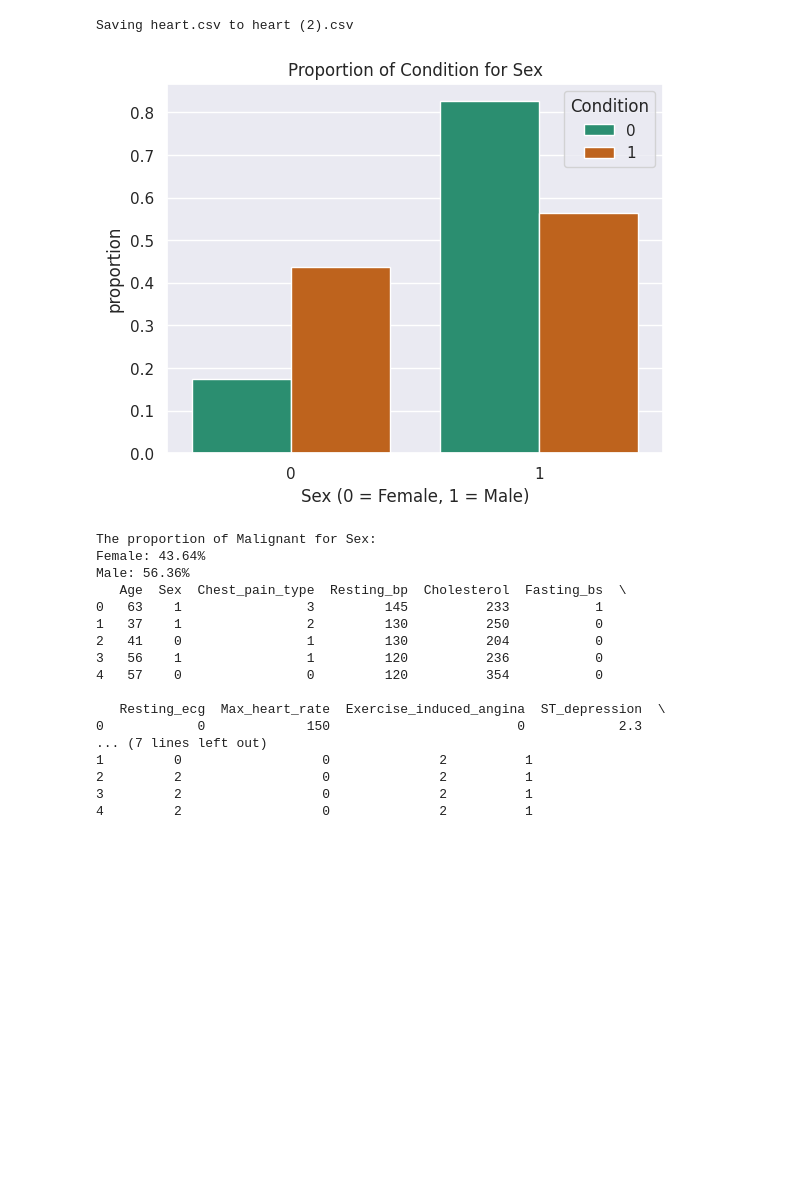
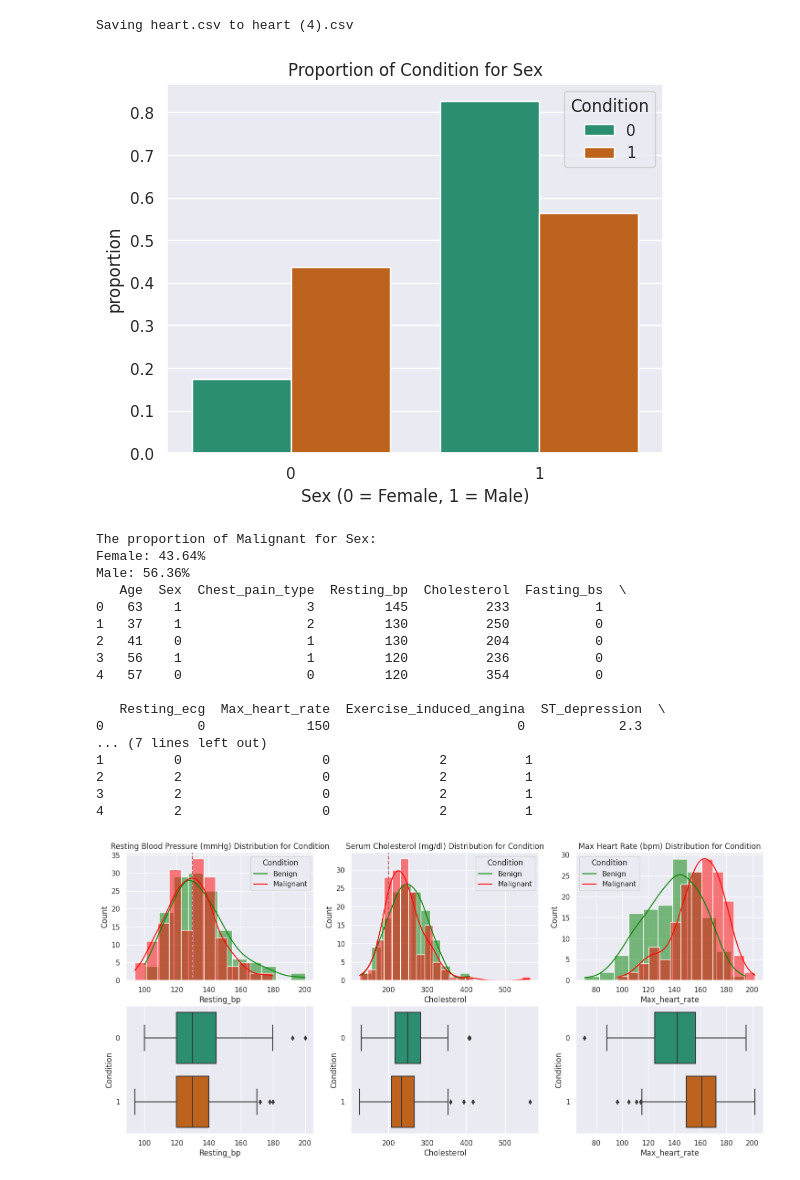
Before and after one commit to OA21796/L3T1, a Jupyter notebook: EDAv2.ipynb, the cells around one changed output. Cells and saved outputs as stored; diff of their text form; code cells hidden in the pictures; blank space fills up the shorter version.

```diff
--- a/EDAv2.ipynb
+++ b/EDAv2.ipynb
@@ -240,33 +240,35 @@ def __main__():
   # checkMissingValues(heart_data) #              prints & checks for any missing values in any columns.
   # conditionPieChart(heart_data) #               prints a pie chart that shows the ratio between malignant and benign patients
   # sex_ratio(heart_data) #                       prints a pie chart that shows the ratio between men and women
-  conditionPerSex(heart_data) #                 prints a bar char that shows the proportion of malginant to benign per male and female patients
+  conditionPerSex(heart_data) #                   prints a bar char that shows the proportion of malginant to benign per male and female patients
   # riskFactors_bySex(heart_data) #               prints 6 distribution tables that detail the risk factors in both men and women that include max heart rate, serum cholestrol level and resting-bp
+  risk_factors_dist_condition(heart_data) #       prints histplots of risk factors distribution for condition (benign, malignant)
 
   printHead(heart_data) #                       prints first 5 rows for each column in the csv file
 
   # some changes made etc..testing GIT
 
 if __name__ == "__main__":
   __main__()
 # %% [output]
 [interactive output not drawn]
-Saving heart.csv to heart (2).csv
+Saving heart.csv to heart (4).csv
 [figure]
 The proportion of Malignant for Sex:
 Female: 43.64%
 Male: 56.36%
    Age  Sex  Chest_pain_type  Resting_bp  Cholesterol  Fasting_bs  \
 0   63    1                3         145          233           1
 1   37    1                2         130          250           0
 2   41    0                1         130          204           0
 3   56    1                1         120          236           0
 4   57    0                0         120          354           0
 
    Resting_ecg  Max_heart_rate  Exercise_induced_angina  ST_depression  \
 0            0             150                        0            2.3
 ... (7 lines left out)
 1         0                  0              2          1
 2         2                  0              2          1
 3         2                  0              2          1
 4         2                  0              2          1
+[figure, added]
```
